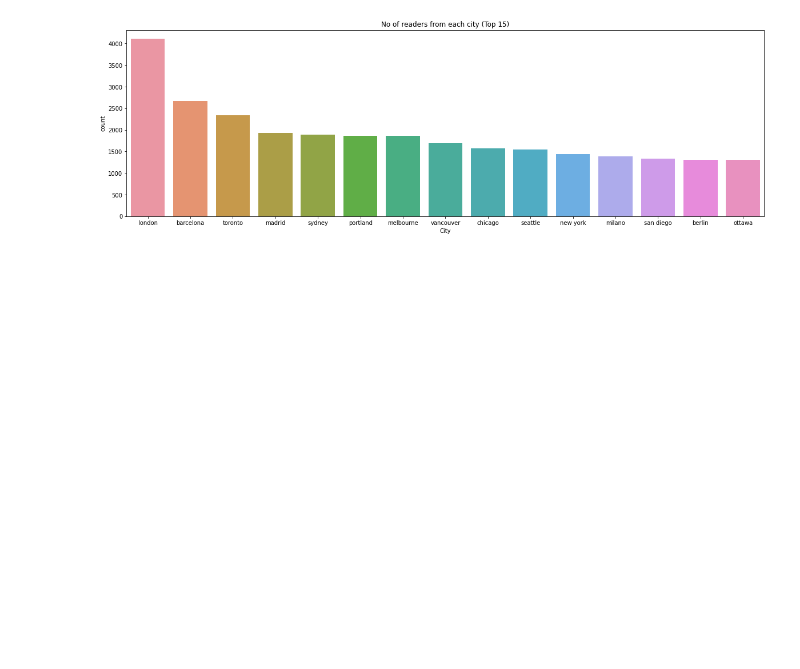
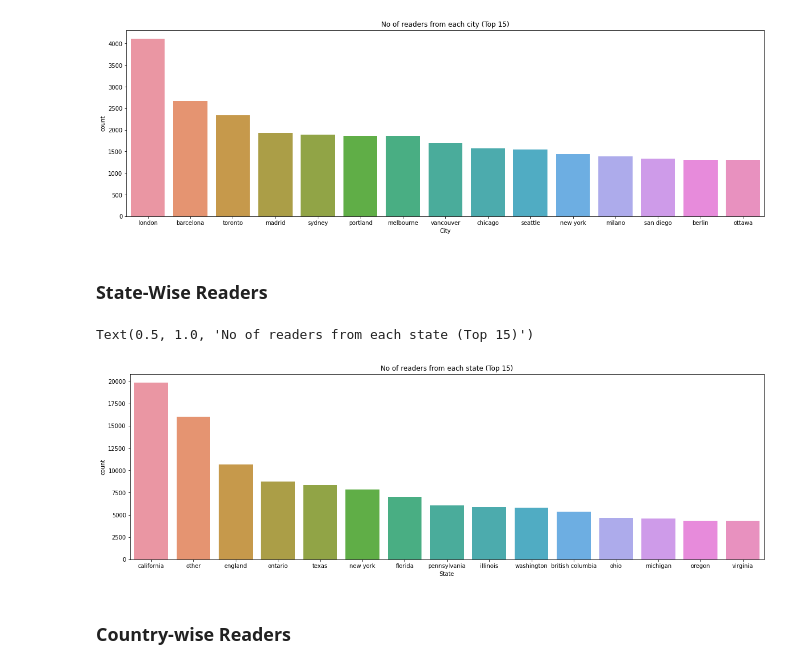
Before and after one commit to Deven876/Book-Recommendation-System, a Jupyter notebook: Book_Recommendation_System.ipynb, the cells around one changed output. Saved outputs shown, nothing was run; the diff lists cells and outputs as text; code cells hidden in the pictures; blank space fills up the shorter version.

Commit message:
state wise readers

```diff
--- a/Book_Recommendation_System.ipynb
+++ b/Book_Recommendation_System.ipynb
@@ -639,3 +639,14 @@ plt.title("No of readers from each city (Top 15)")
 # %% [output]
 Text(0.5, 1.0, 'No of readers from each city (Top 15)')
 [figure]
+# %% [markdown]
+### **State-Wise Readers**
+# %%
+plt.figure(figsize=(20,6))
+sns.countplot(x="State", data=users,order=users['State'].value_counts().index[0:15])
+plt.title("No of readers from each state (Top 15)")
+# %% [output]
+Text(0.5, 1.0, 'No of readers from each state (Top 15)')
+[figure, added]
+# %% [markdown]
+### **Country-wise Readers**
```
